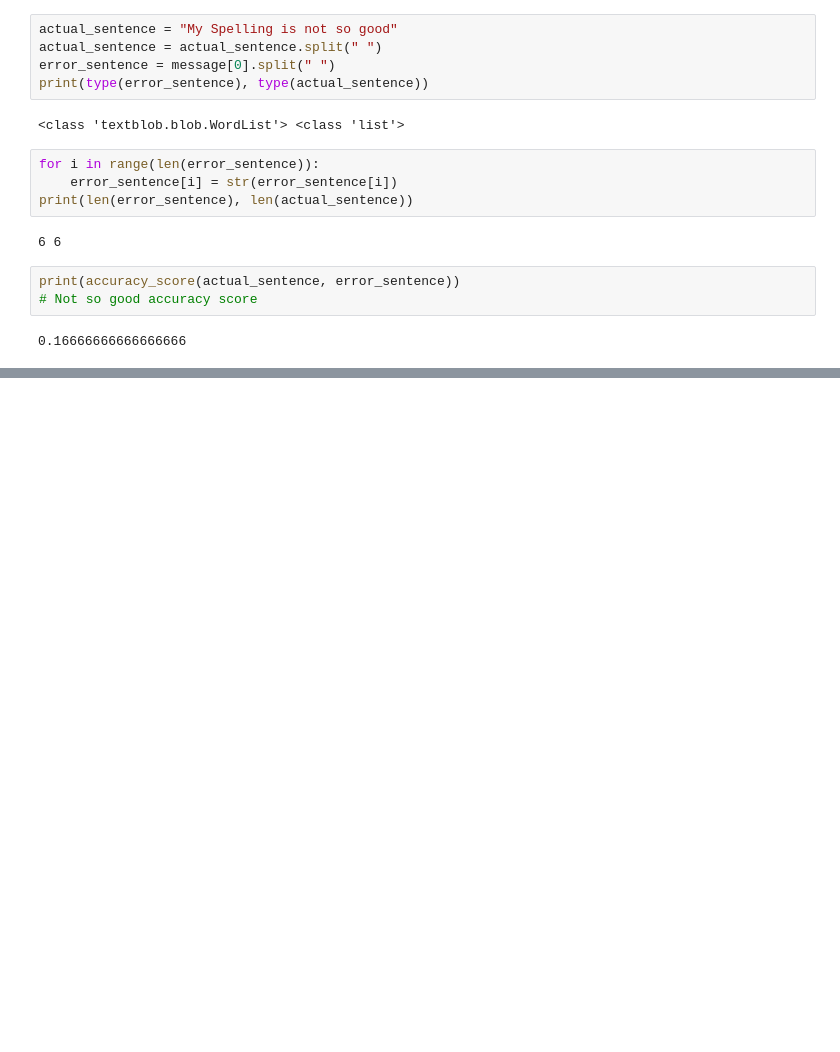
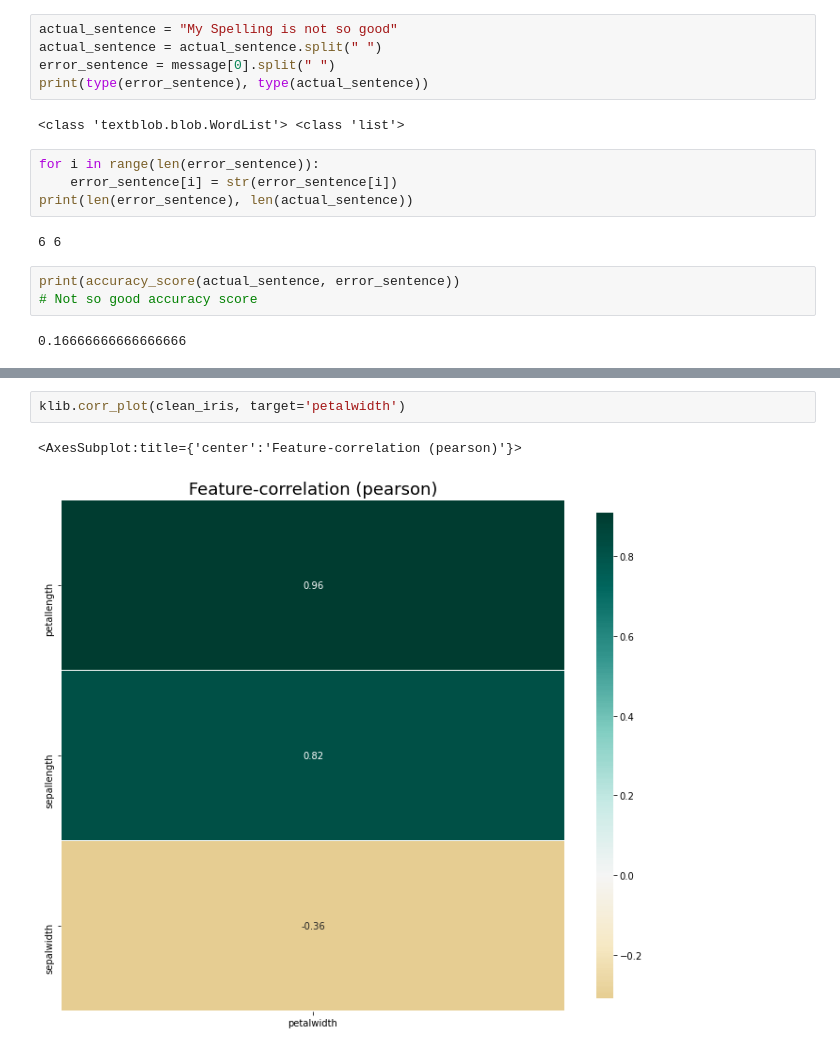
Before and after one commit to MohakChugh/Learning-Python, a Jupyter notebook: Self_Nodes_For_Learning.ipynb, the cells around one changed output, grey strips where cells are left out. Cells and saved outputs as stored; diff of their text form; blank space fills up the shorter version.

```diff
--- a/Self_Nodes_For_Learning.ipynb
+++ b/Self_Nodes_For_Learning.ipynb
@@ -1014,0 +1088,5 @@ print(accuracy_score(actual_sentence, error_sentence))
+# %%
+klib.corr_plot(clean_iris, target='petalwidth')
+# %% [output]
+<AxesSubplot:title={'center':'Feature-correlation (pearson)'}>
+[figure, added]
```
Also changed, not shown: parts of 46 cells of this notebook, 2 other files.
